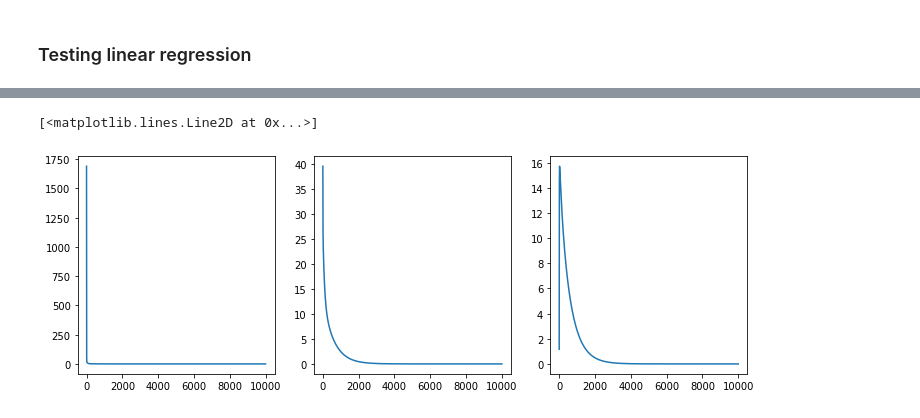
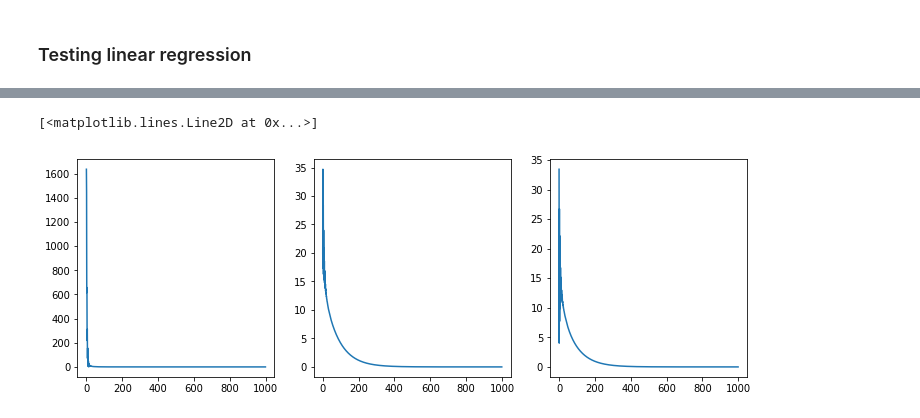
Before and after one commit to lustea0201/dl_projects, a Jupyter notebook: project2/main.ipynb, the cells around one changed output, grey strips where cells are left out. Cells and saved outputs as stored; diff of their text form; code cells hidden in the pictures.

```diff
--- a/project2/main.ipynb
+++ b/project2/main.ipynb
@@ -27,6 +167,8 @@ tensor([0., 0., 1., 0., 5.])
 # %%
 from module import Linear
 import matplotlib.pyplot as plt
+
+
 
 n_samples = 40
 input_dim = 5
@@ -42,42 +184,50 @@ W = 20*torch.rand((output_dim, input_dim))
 b = torch.rand(output_dim)
 y = torch.rand((n_samples, output_dim))
 for i in range(n_samples):
     x = x0[i]
     y[i] = torch.mv(W, x) + b
 
 ll = Linear(input_dim, output_dim)
 
 losses, d_w, d_b = [], [], []
 
-lr = 1e-3
-nb_epochs = 10000
+lr = 1e-2
+nb_epochs = 1000
+mini_batch_size = 1
+
+
 
 for epoch in range(nb_epochs):
     ll.zero_grad()
-    for i in range(len(x0)):
-        x1 = ll.forward(x0[i].unsqueeze(1))
+    for i in range(0, x0.size(0), mini_batch_size):
+        input_2 = x0.narrow(0, i, mini_batch_size)
+        #print(input_2.shape)
+        target_2 = y.narrow(0, i, mini_batch_size)
+        x2 = ll.forward(input_2)
+        error2 = target_2 - x2
+        loss = torch.pow(error2, 2).sum()
 
-        error = y[i].unsqueeze(1)- x1
-        loss = torch.pow(error, 2).sum()
+        grad_output2 = -2*error2
+        #print(grad_output2.shape)
+        grad_input2 = ll.backward(grad_output2)
 
-        grad_output = -2*error
-        grad_input = ll.backward(grad_output)
+
 
 
     ll.W -= lr*ll.grad_W
     ll.b -= lr*ll.grad_b
     losses.append(loss.item())
     d_w.append(torch.norm(W-ll.W))
     d_b.append(torch.norm(b-ll.b.squeeze()))
 
 f, ax = plt.subplots(1, 3, figsize = (12, 4))
 
 ax[0].plot(losses)
 ax[1].plot(d_w)
 ax[2].plot(d_b)
 # %% [output]
 [<matplotlib.lines.Line2D at 0x...>]
-[figure, old version]
+[figure, new version]
 # %%
 W, ll.W
 # %% [output]
```
Also changed, not shown: parts of 9 cells of this notebook.
